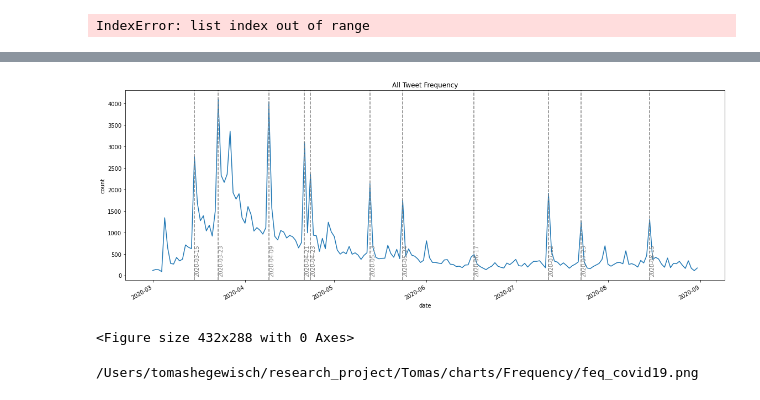
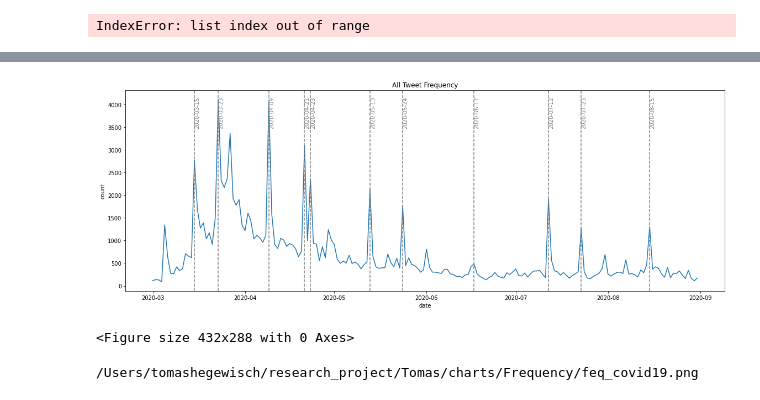
Before and after one commit to tomashege/research_project, a Jupyter notebook: Tomas/notebooks/tweet_analysis.ipynb, the cells around one changed output, grey strips where cells are left out. Cells and saved outputs as stored; diff of their text form; code cells hidden in the pictures.

Commit message:
new charts

```diff
--- a/Tomas/notebooks/tweet_analysis.ipynb
+++ b/Tomas/notebooks/tweet_analysis.ipynb
@@ -253,36 +253,36 @@ def build_dt(df):
     for date in daterange(start_date, end_date):
         yield date, sum(df['date'] == date.strftime("%Y-%m-%d"))
 
 #post_feq = tweets.groupby('date', as_index=False).size()
 post_feq = pd.DataFrame(build_dt(tweets[tweets['hashtags'].apply(lambda x: True)]), columns=['date', 'count'])
 
 plt.figure(figsize=(16, 6))
 sns.lineplot(x='date',
                  y='count',
-                 data=post_feq).set_title("All Tweet Frequency").get_figure().autofmt_xdate()
+                 data=post_feq).set_title("All Tweet Frequency")
 pres_speaks_dates =[
 '2020-03-15',
 '2020-03-23',
 '2020-04-09',
 '2020-04-21',
 '2020-04-23',
 '2020-05-13',
 '2020-05-24',
 '2020-06-17',
 '2020-07-12',
 '2020-07-23',
 '2020-08-15']
 
 for i in pres_speaks_dates:
     plt.axvline(i, c='grey', ls = "--")
-    plt.text(i,0,i,rotation=90, c = "grey")
+    plt.text(i,3500,i,rotation=90, c = "grey")
 
 plt.tight_layout()
 plt.show()
 plt.savefig("/Users/tomashegewisch/research_project/Tomas/charts/Frequency/all_tweet_frequency.png")
 plt.clf()
 # %% [output]
-[figure, old version]
+[figure, new version]
 <Figure size 432x288 with 0 Axes>
 # %%
 # covid theamed hastages
```
Also changed, not shown: parts of 3 cells of this notebook, 11 other files.
